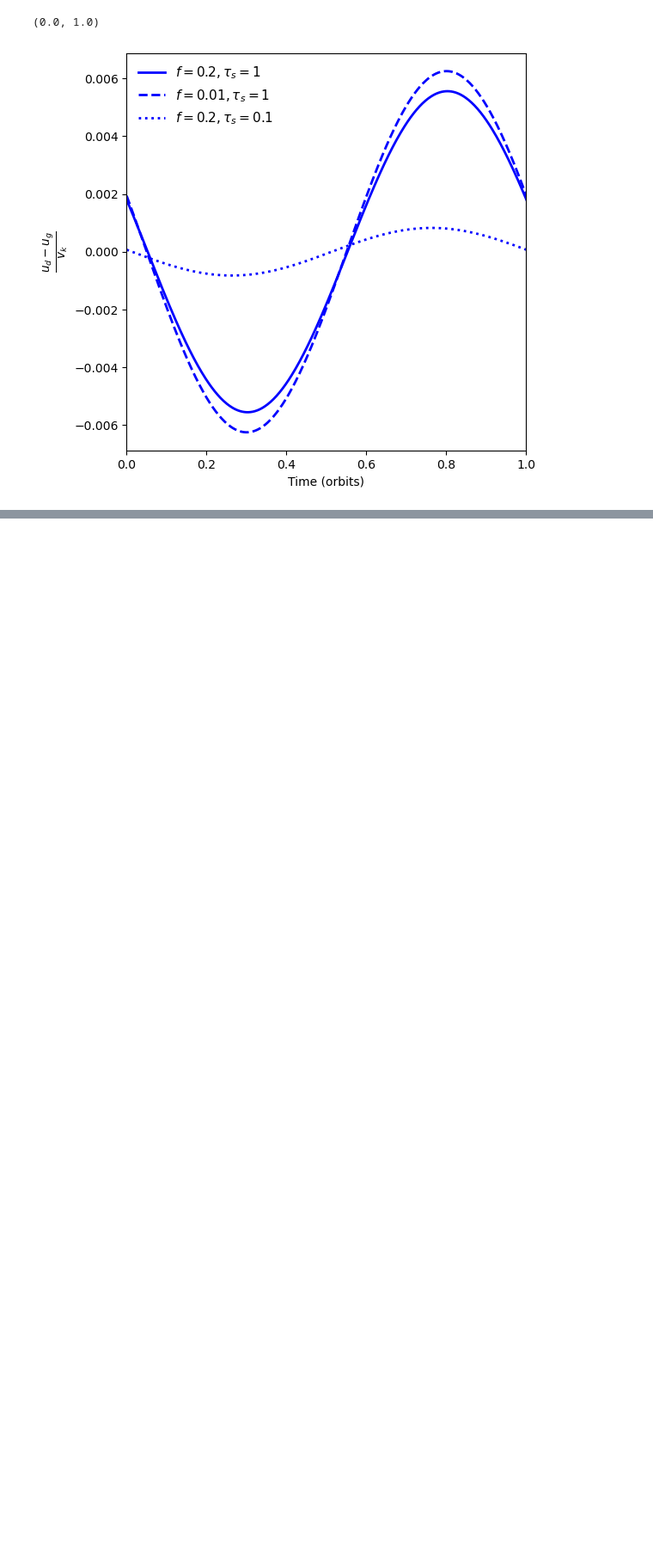
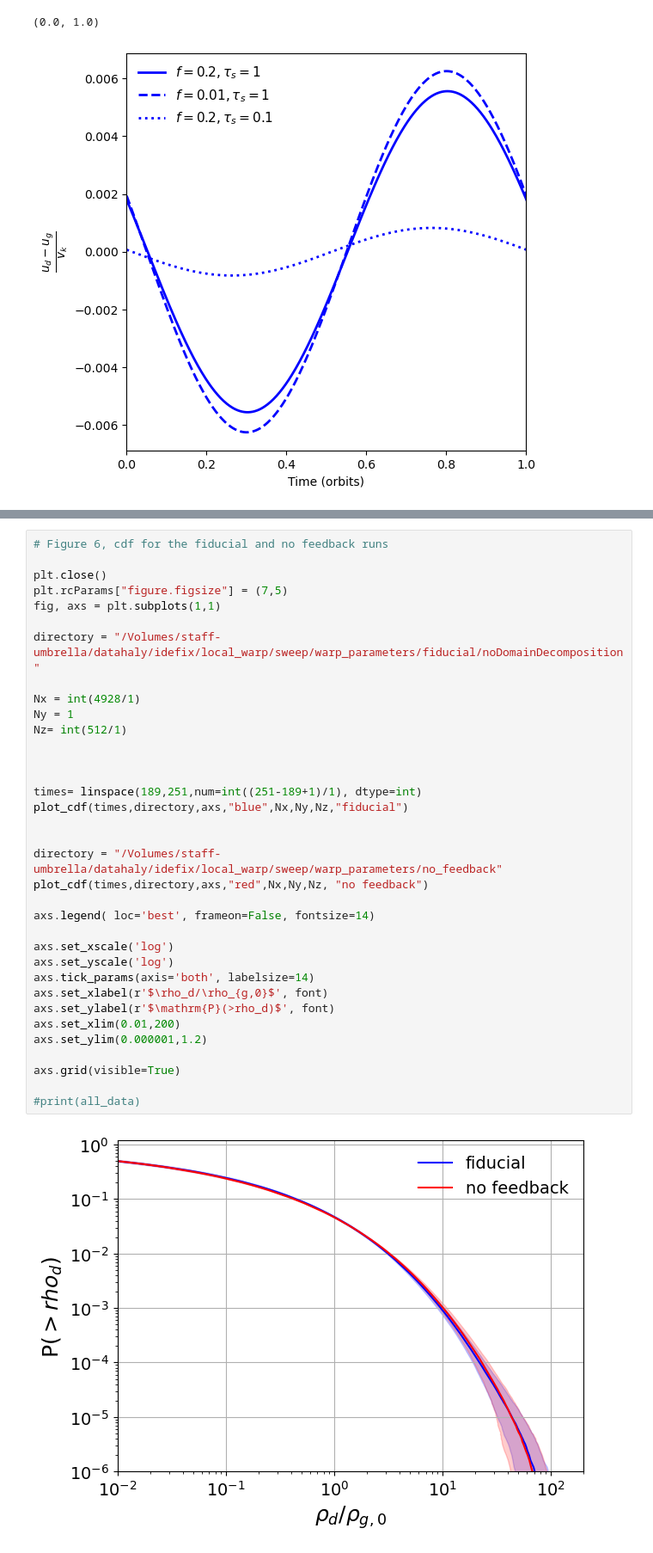
Before and after one commit to Hossam-Aly/local_dusty_warps, a Jupyter notebook: scripts/figures.ipynb, the cells around one changed output, grey strips where cells are left out. Shown at 86% size. Saved outputs shown, nothing was run; the diff lists cells and outputs as text; blank space fills up the shorter version.

```diff
--- a/scripts/figures.ipynb
+++ b/scripts/figures.ipynb
@@ -279,0 +307,37 @@ plt.show()
+# %%
+# Figure 6, cdf for the fiducial and no feedback runs
+
+plt.close()
+plt.rcParams["figure.figsize"] = (7,5)
+fig, axs = plt.subplots(1,1)
+
+directory = "/Volumes/staff-umbrella/datahaly/idefix/local_warp/sweep/warp_parameters/fiducial/noDomainDecomposition"
+
+Nx = int(4928/1)
+Ny = 1
+Nz= int(512/1)
+
+
+
+times= linspace(189,251,num=int((251-189+1)/1), dtype=int)
+plot_cdf(times,directory,axs,"blue",Nx,Ny,Nz,"fiducial")
+
+
+directory = "/Volumes/staff-umbrella/datahaly/idefix/local_warp/sweep/warp_parameters/no_feedback"
+plot_cdf(times,directory,axs,"red",Nx,Ny,Nz, "no feedback")
+
+axs.legend( loc='best', frameon=False, fontsize=14)
+
+axs.set_xscale('log')
+axs.set_yscale('log')
+axs.tick_params(axis='both', labelsize=14)
+axs.set_xlabel(r'$\rho_d/\rho_{g,0}$', font)
+axs.set_ylabel(r'$\mathrm{P}(>rho_d)$', font)
+axs.set_xlim(0.01,200)
+axs.set_ylim(0.000001,1.2)
+
+axs.grid(visible=True)
+
+#print(all_data)
+# %% [output]
+[figure, added]
```
Also changed, not shown: parts of 5 cells of this notebook, 7 other files.
